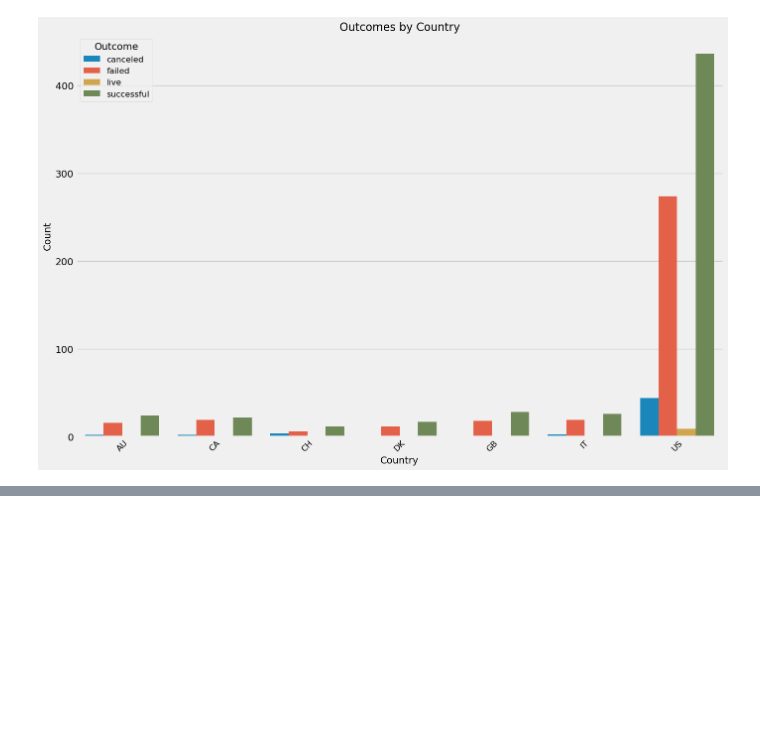
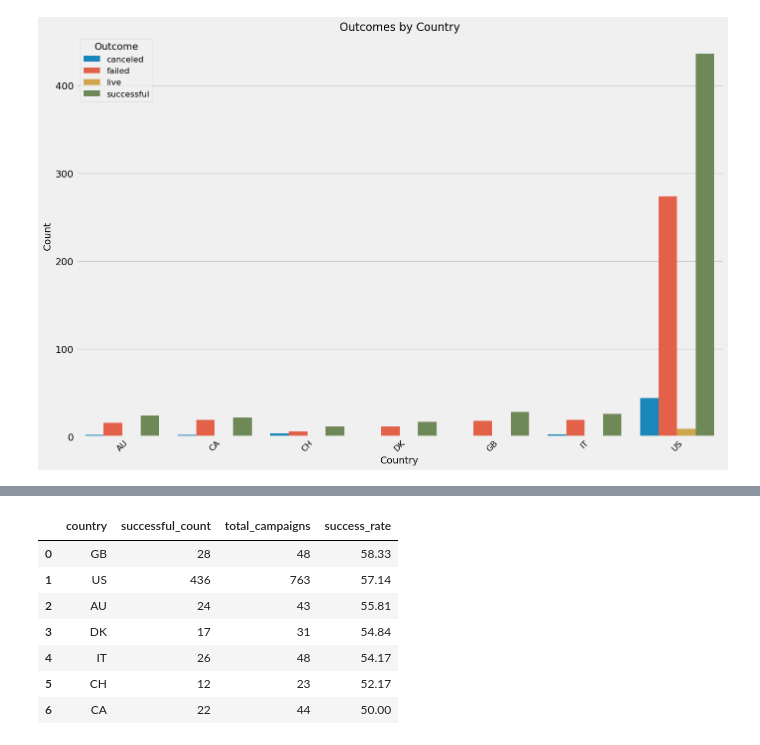
Before and after one commit to epino93/Project2_Group7_, a Jupyter notebook: part_4_crowdfunding_queries.ipynb, the cells around one changed output, grey strips where cells are left out. Saved outputs shown, nothing was run; the diff lists cells and outputs as text; code cells hidden in the pictures; blank space fills up the shorter version.

```diff
--- a/part_4_crowdfunding_queries.ipynb
+++ b/part_4_crowdfunding_queries.ipynb
@@ -475,0 +486,33 @@ plt.show()
+# %%
+#SQL query for percentage of successful cmapagins by country
+query = """
+SELECT
+    country,
+    COUNT(CASE WHEN outcome = 'successful' THEN 1 END) AS successful_count,
+    COUNT(*) AS total_campaigns,
+    ROUND(
+        (COUNT(CASE WHEN outcome = 'successful' THEN 1 END) * 100.0 / COUNT(*)),
+        2
+    ) AS success_rate
+FROM
+    campaign
+GROUP BY
+    country
+ORDER BY
+    success_rate DESC;
+"""
+
+# Execute the query and save the results to a DataFrame
+df4 = pd.read_sql(query, con=engine)
+
+# Display the results
+df4
+# %% [output]
+|  | country | successful_count | total_campaigns | success_rate |
+| 0 | GB | 28 | 48 | 58.33 |
+| 1 | US | 436 | 763 | 57.14 |
+| 2 | AU | 24 | 43 | 55.81 |
+| 3 | DK | 17 | 31 | 54.84 |
+| 4 | IT | 26 | 48 | 54.17 |
+| 5 | CH | 12 | 23 | 52.17 |
+| 6 | CA | 22 | 44 | 50.00 |
```
Also changed, not shown: parts of 7 cells of this notebook.
